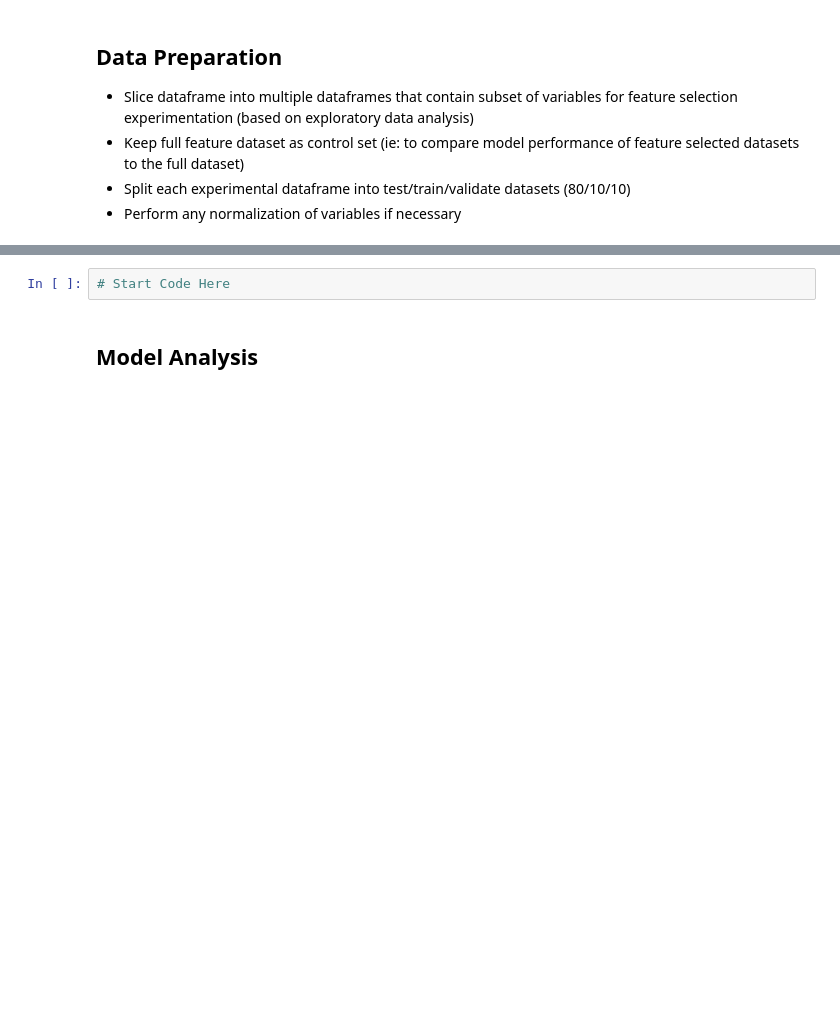
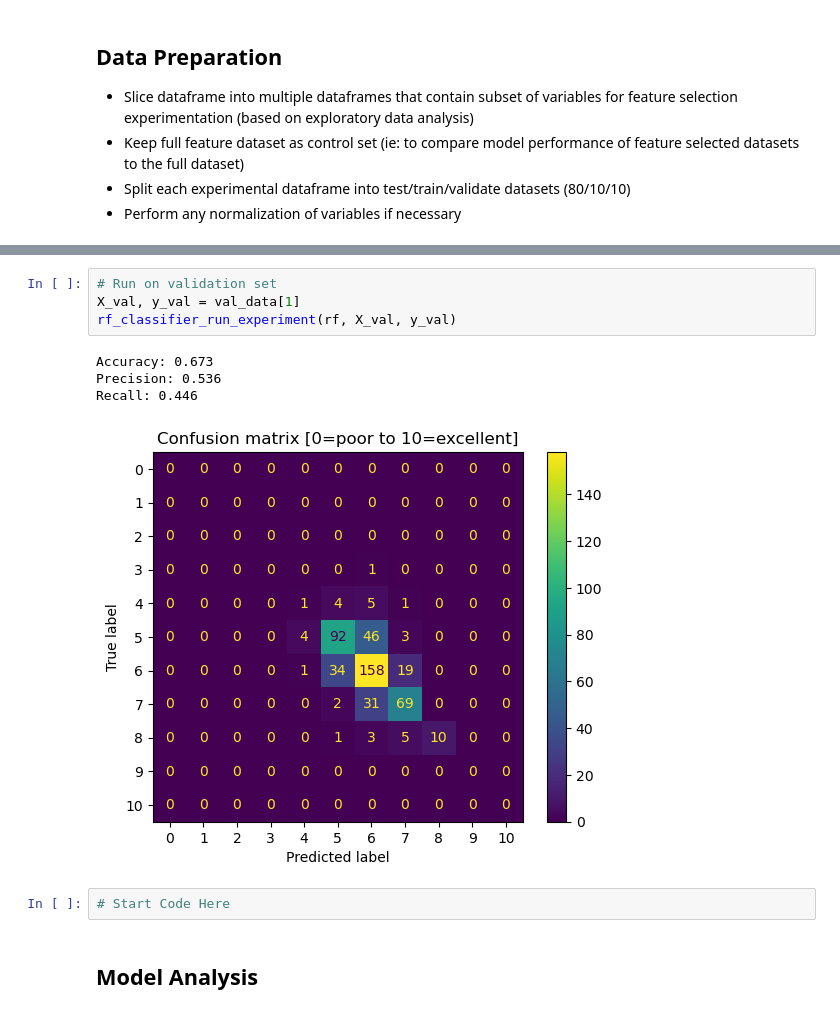
Before and after one commit to dangrant6/Wine-Quality, a Jupyter notebook: wine-quality-analysis.ipynb, the cells around one changed output, grey strips where cells are left out. Saved outputs shown, nothing was run; the diff lists cells and outputs as text; blank space fills up the shorter version.

```diff
--- a/wine-quality-analysis.ipynb
+++ b/wine-quality-analysis.ipynb
@@ -250,3 +332,12 @@ val_data.append((X_val, y_val))
+# %%
+# Run on validation set
+X_val, y_val = val_data[1]
+rf_classifier_run_experiment(rf, X_val, y_val)
+# %% [output]
+Accuracy: 0.673
+Precision: 0.536
+Recall: 0.446
+[figure, added]
 # %%
 # Start Code Here
 # %% [markdown]
```
Also changed, not shown: parts of 14 cells of this notebook.
